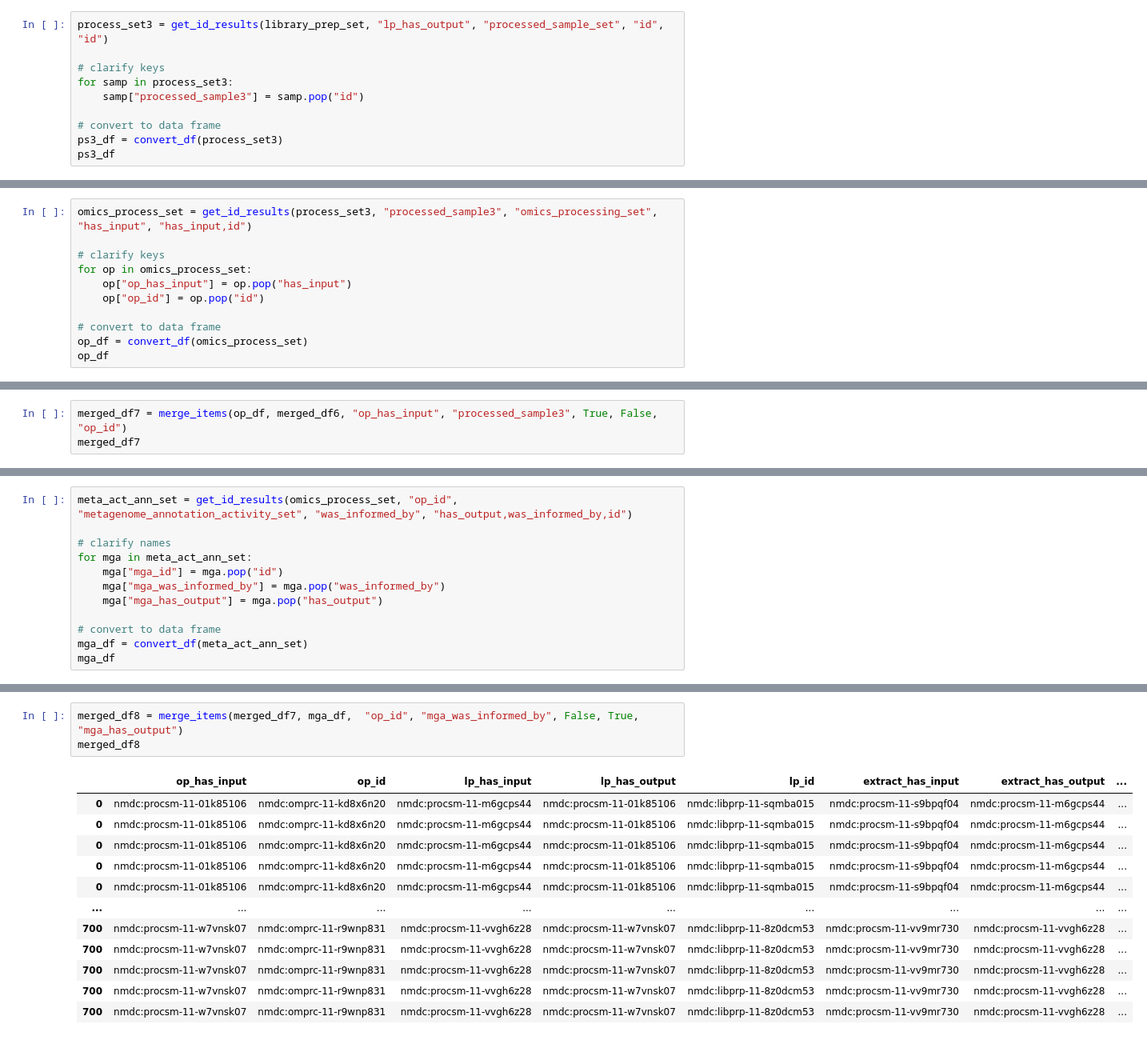
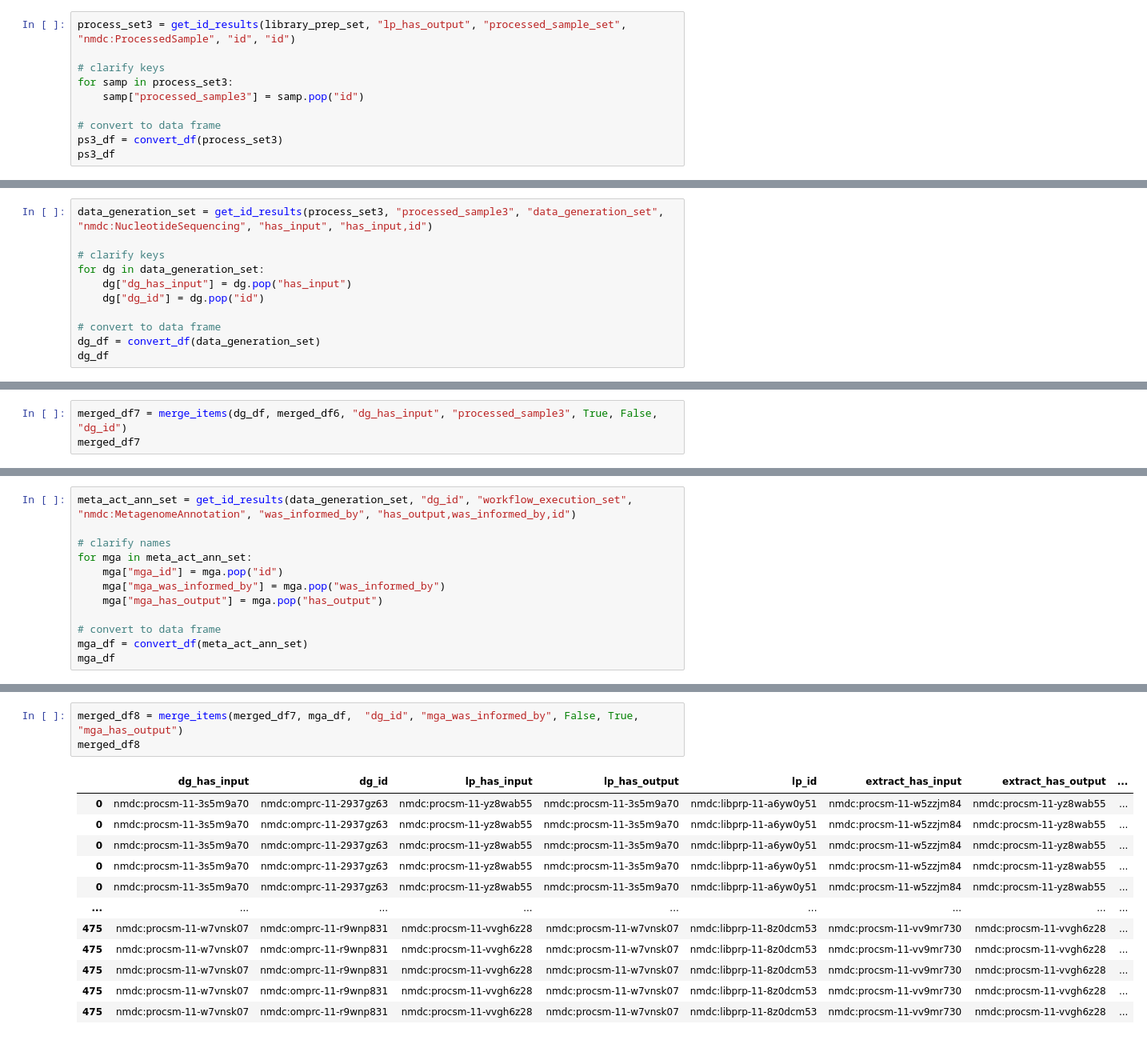
Before and after one commit to microbiomedata/nmdc_notebooks, a Jupyter notebook: taxonomic_dist_by_soil_layer/python/taxonomic_dist_soil_layer.ipynb, the cells around one changed output, grey strips where cells are left out. Shown at 80% size. Cells and saved outputs as stored; diff of their text form.

```diff
--- a/taxonomic_dist_by_soil_layer/python/taxonomic_dist_soil_layer.ipynb
+++ b/taxonomic_dist_by_soil_layer/python/taxonomic_dist_soil_layer.ipynb
@@ -469,7 +471,7 @@ merged_df5
 
 For a third, and last time, we query the `processed_sample_set` identifier field using the `lp_has_output` identifiers. We only return the id field (as `processed_sample3`)
 # %%
-process_set3 = get_id_results(library_prep_set, "lp_has_output", "processed_sample_set", "id", "id")
+process_set3 = get_id_results(library_prep_set, "lp_has_output", "processed_sample_set", "nmdc:ProcessedSample", "id", "id")
 
 # clarify keys
 for samp in process_set3:
@@ -520,12 +518,12 @@ Using the third batch of processed sample identifiers, we query the `omics_proce
 # %%
-omics_process_set = get_id_results(process_set3, "processed_sample3", "omics_processing_set", "has_input", "has_input,id")
+data_generation_set = get_id_results(process_set3, "processed_sample3", "data_generation_set", "nmdc:NucleotideSequencing", "has_input", "has_input,id")
 
 # clarify keys
-for op in omics_process_set:
-    op["op_has_input"] = op.pop("has_input")
-    op["op_id"] = op.pop("id")
+for dg in data_generation_set:
+    dg["dg_has_input"] = dg.pop("has_input")
+    dg["dg_id"] = dg.pop("id")
 
 # convert to data frame
-op_df = convert_df(omics_process_set)
-op_df
+dg_df = convert_df(data_generation_set)
+dg_df
 # %% [output]
@@ -549,4 +547,4 @@ The results from querying omics processing above are merged with the previously
 # %%
-merged_df7 = merge_items(op_df, merged_df6, "op_has_input", "processed_sample3", True, False, "op_id")
+merged_df7 = merge_items(dg_df, merged_df6, "dg_has_input", "processed_sample3", True, False, "dg_id")
 merged_df7
 # %% [output]
@@ -570,5 +568,5 @@ The `metagenome_annotation_activity_set` is queried using the identifiers obtain
 # %%
-meta_act_ann_set = get_id_results(omics_process_set, "op_id", "metagenome_annotation_activity_set", "was_informed_by", "has_output,was_informed_by,id")
+meta_act_ann_set = get_id_results(data_generation_set, "dg_id", "workflow_execution_set", "nmdc:MetagenomeAnnotation", "was_informed_by", "has_output,was_informed_by,id")
 
 # clarify names
 for mga in meta_act_ann_set:
@@ -600,16 +598,16 @@ The metagenome activity results obtained above are merged with the previously co
 # %%
-merged_df8 = merge_items(merged_df7, mga_df,  "op_id", "mga_was_informed_by", False, True, "mga_has_output")
+merged_df8 = merge_items(merged_df7, mga_df,  "dg_id", "mga_was_informed_by", False, True, "mga_has_output")
 merged_df8
 # %% [output]
-|  | op_has_input | op_id | lp_has_input | lp_has_output | lp_id | extract_has_input | extract_has_output | ... |
-| 0 | nmdc:procsm-11-01k85106 | nmdc:omprc-11-kd8x6n20 | nmdc:procsm-11-m6gcps44 | nmdc:procsm-11-01k85106 | nmdc:libprp-11-sqmba015 | nmdc:procsm-11-s9bpqf04 | nmdc:procsm-11-m6gcps44 | ... |
-| 0 | nmdc:procsm-11-01k85106 | nmdc:omprc-11-kd8x6n20 | nmdc:procsm-11-m6gcps44 | nmdc:procsm-11-01k85106 | nmdc:libprp-11-sqmba015 | nmdc:procsm-11-s9bpqf04 | nmdc:procsm-11-m6gcps44 | ... |
-| 0 | nmdc:procsm-11-01k85106 | nmdc:omprc-11-kd8x6n20 | nmdc:procsm-11-m6gcps44 | nmdc:procsm-11-01k85106 | nmdc:libprp-11-sqmba015 | nmdc:procsm-11-s9bpqf04 | nmdc:procsm-11-m6gcps44 | ... |
-| 0 | nmdc:procsm-11-01k85106 | nmdc:omprc-11-kd8x6n20 | nmdc:procsm-11-m6gcps44 | nmdc:procsm-11-01k85106 | nmdc:libprp-11-sqmba015 | nmdc:procsm-11-s9bpqf04 | nmdc:procsm-11-m6gcps44 | ... |
-| 0 | nmdc:procsm-11-01k85106 | nmdc:omprc-11-kd8x6n20 | nmdc:procsm-11-m6gcps44 | nmdc:procsm-11-01k85106 | nmdc:libprp-11-sqmba015 | nmdc:procsm-11-s9bpqf04 | nmdc:procsm-11-m6gcps44 | ... |
+|  | dg_has_input | dg_id | lp_has_input | lp_has_output | lp_id | extract_has_input | extract_has_output | ... |
+| 0 | nmdc:procsm-11-3s5m9a70 | nmdc:omprc-11-2937gz63 | nmdc:procsm-11-yz8wab55 | nmdc:procsm-11-3s5m9a70 | nmdc:libprp-11-a6yw0y51 | nmdc:procsm-11-w5zzjm84 | nmdc:procsm-11-yz8wab55 | ... |
+| 0 | nmdc:procsm-11-3s5m9a70 | nmdc:omprc-11-2937gz63 | nmdc:procsm-11-yz8wab55 | nmdc:procsm-11-3s5m9a70 | nmdc:libprp-11-a6yw0y51 | nmdc:procsm-11-w5zzjm84 | nmdc:procsm-11-yz8wab55 | ... |
+| 0 | nmdc:procsm-11-3s5m9a70 | nmdc:omprc-11-2937gz63 | nmdc:procsm-11-yz8wab55 | nmdc:procsm-11-3s5m9a70 | nmdc:libprp-11-a6yw0y51 | nmdc:procsm-11-w5zzjm84 | nmdc:procsm-11-yz8wab55 | ... |
+| 0 | nmdc:procsm-11-3s5m9a70 | nmdc:omprc-11-2937gz63 | nmdc:procsm-11-yz8wab55 | nmdc:procsm-11-3s5m9a70 | nmdc:libprp-11-a6yw0y51 | nmdc:procsm-11-w5zzjm84 | nmdc:procsm-11-yz8wab55 | ... |
+| 0 | nmdc:procsm-11-3s5m9a70 | nmdc:omprc-11-2937gz63 | nmdc:procsm-11-yz8wab55 | nmdc:procsm-11-3s5m9a70 | nmdc:libprp-11-a6yw0y51 | nmdc:procsm-11-w5zzjm84 | nmdc:procsm-11-yz8wab55 | ... |
 | ... | ... | ... | ... | ... | ... | ... | ... | ... |
-| 700 | nmdc:procsm-11-w7vnsk07 | nmdc:omprc-11-r9wnp831 | nmdc:procsm-11-vvgh6z28 | nmdc:procsm-11-w7vnsk07 | nmdc:libprp-11-8z0dcm53 | nmdc:procsm-11-vv9mr730 | nmdc:procsm-11-vvgh6z28 | ... |
-| 700 | nmdc:procsm-11-w7vnsk07 | nmdc:omprc-11-r9wnp831 | nmdc:procsm-11-vvgh6z28 | nmdc:procsm-11-w7vnsk07 | nmdc:libprp-11-8z0dcm53 | nmdc:procsm-11-vv9mr730 | nmdc:procsm-11-vvgh6z28 | ... |
-| 700 | nmdc:procsm-11-w7vnsk07 | nmdc:omprc-11-r9wnp831 | nmdc:procsm-11-vvgh6z28 | nmdc:procsm-11-w7vnsk07 | nmdc:libprp-11-8z0dcm53 | nmdc:procsm-11-vv9mr730 | nmdc:procsm-11-vvgh6z28 | ... |
-| 700 | nmdc:procsm-11-w7vnsk07 | nmdc:omprc-11-r9wnp831 | nmdc:procsm-11-vvgh6z28 | nmdc:procsm-11-w7vnsk07 | nmdc:libprp-11-8z0dcm53 | nmdc:procsm-11-vv9mr730 | nmdc:procsm-11-vvgh6z28 | ... |
-| 700 | nmdc:procsm-11-w7vnsk07 | nmdc:omprc-11-r9wnp831 | nmdc:procsm-11-vvgh6z28 | nmdc:procsm-11-w7vnsk07 | nmdc:libprp-11-8z0dcm53 | nmdc:procsm-11-vv9mr730 | nmdc:procsm-11-vvgh6z28 | ... |
+| 475 | nmdc:procsm-11-w7vnsk07 | nmdc:omprc-11-r9wnp831 | nmdc:procsm-11-vvgh6z28 | nmdc:procsm-11-w7vnsk07 | nmdc:libprp-11-8z0dcm53 | nmdc:procsm-11-vv9mr730 | nmdc:procsm-11-vvgh6z28 | ... |
+| 475 | nmdc:procsm-11-w7vnsk07 | nmdc:omprc-11-r9wnp831 | nmdc:procsm-11-vvgh6z28 | nmdc:procsm-11-w7vnsk07 | nmdc:libprp-11-8z0dcm53 | nmdc:procsm-11-vv9mr730 | nmdc:procsm-11-vvgh6z28 | ... |
+| 475 | nmdc:procsm-11-w7vnsk07 | nmdc:omprc-11-r9wnp831 | nmdc:procsm-11-vvgh6z28 | nmdc:procsm-11-w7vnsk07 | nmdc:libprp-11-8z0dcm53 | nmdc:procsm-11-vv9mr730 | nmdc:procsm-11-vvgh6z28 | ... |
+| 475 | nmdc:procsm-11-w7vnsk07 | nmdc:omprc-11-r9wnp831 | nmdc:procsm-11-vvgh6z28 | nmdc:procsm-11-w7vnsk07 | nmdc:libprp-11-8z0dcm53 | nmdc:procsm-11-vv9mr730 | nmdc:procsm-11-vvgh6z28 | ... |
+| 475 | nmdc:procsm-11-w7vnsk07 | nmdc:omprc-11-r9wnp831 | nmdc:procsm-11-vvgh6z28 | nmdc:procsm-11-w7vnsk07 | nmdc:libprp-11-8z0dcm53 | nmdc:procsm-11-vv9mr730 | nmdc:procsm-11-vvgh6z28 | ... |
```
Also changed, not shown: parts of 37 cells of this notebook.
